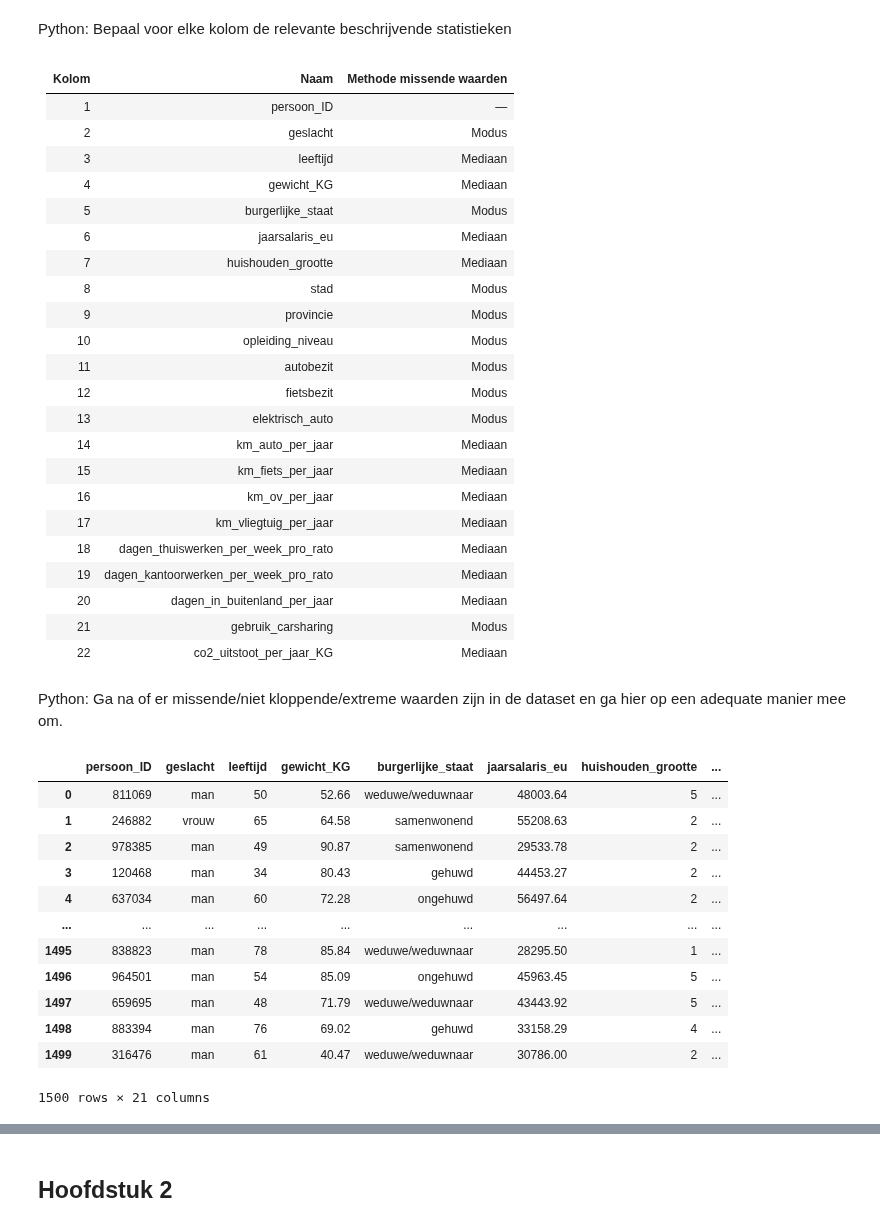
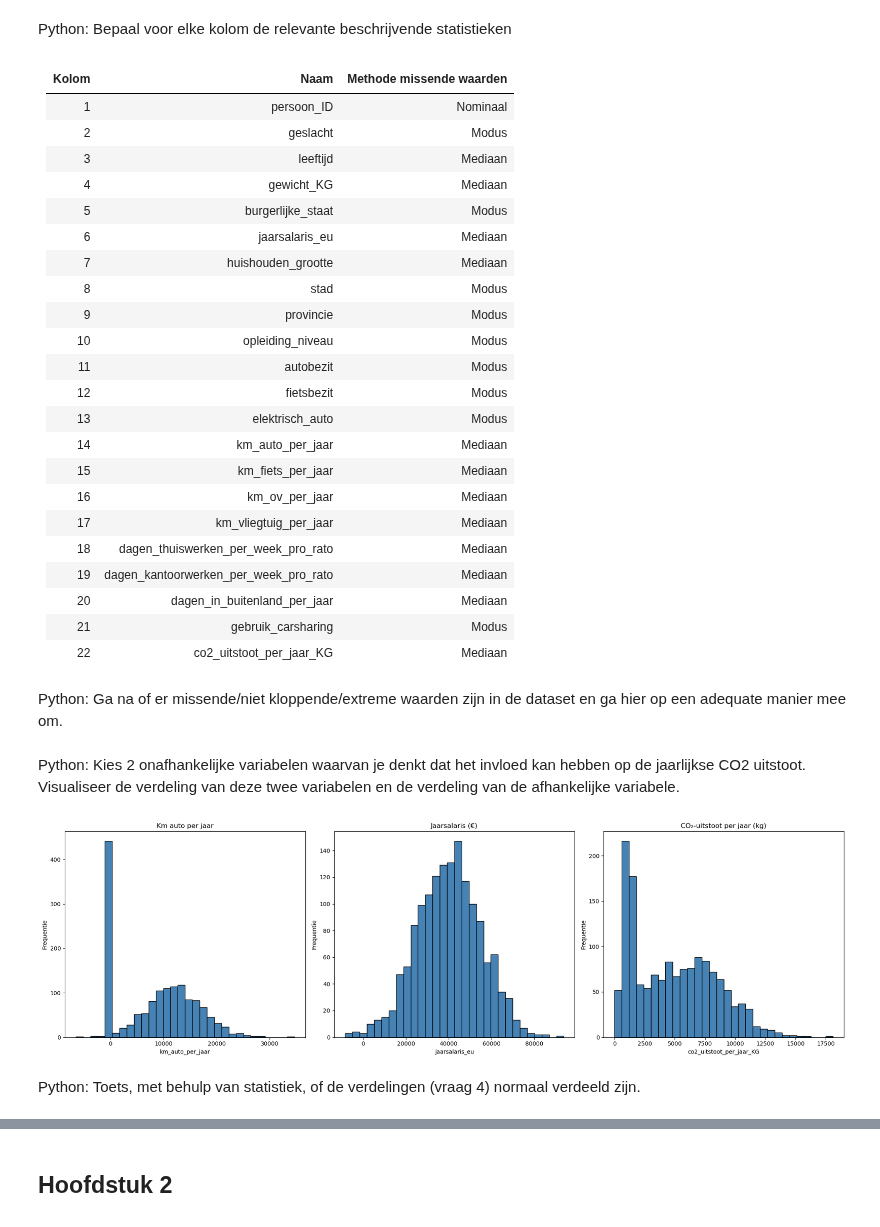
Before and after one commit to svenkr-6/Wiskunde_II_Portfolio, a Jupyter notebook: Wiskunde_II_Portfolio.ipynb, the cells around one changed output, grey strips where cells are left out. Drawn from its saved outputs; the diff is of its cells as text; code cells hidden in the pictures.

```diff
--- a/Wiskunde_II_Portfolio.ipynb
+++ b/Wiskunde_II_Portfolio.ipynb
@@ -100,7 +94,7 @@ Python: Bepaal voor elke kolom de relevante beschrijvende statistieken
 # %% [markdown]
 | Kolom | Naam | Methode missende waarden |
 |-------|------|--------------------------|
-| 1 | persoon_ID | — |
+| 1 | persoon_ID | Nominaal |
 | 2 | geslacht | Modus |
 | 3 | leeftijd | Mediaan |
 | 4 | gewicht_KG | Mediaan |
@@ -125,21 +119,8 @@ Python: Bepaal voor elke kolom de relevante beschrijvende statistieken
 # %% [markdown]
 Python: Ga na of er missende/niet kloppende/extreme waarden zijn in de dataset en ga hier op een adequate manier mee om.
 # %%
-df
+#df = pd.read_excel('Mobiliteitsdata.xlsx').drop('stad', axis=1)
+#df.isnull().sum()
-# %% [output]
-|  | persoon_ID | geslacht | leeftijd | gewicht_KG | burgerlijke_staat | jaarsalaris_eu | huishouden_grootte | ... |
-| 0 | 811069 | man | 50 | 52.66 | weduwe/weduwnaar | 48003.64 | 5 | ... |
-| 1 | 246882 | vrouw | 65 | 64.58 | samenwonend | 55208.63 | 2 | ... |
-| 2 | 978385 | man | 49 | 90.87 | samenwonend | 29533.78 | 2 | ... |
-| 3 | 120468 | man | 34 | 80.43 | gehuwd | 44453.27 | 2 | ... |
-| 4 | 637034 | man | 60 | 72.28 | ongehuwd | 56497.64 | 2 | ... |
-| ... | ... | ... | ... | ... | ... | ... | ... | ... |
-| 1495 | 838823 | man | 78 | 85.84 | weduwe/weduwnaar | 28295.50 | 1 | ... |
-| 1496 | 964501 | man | 54 | 85.09 | ongehuwd | 45963.45 | 5 | ... |
-| 1497 | 659695 | man | 48 | 71.79 | weduwe/weduwnaar | 43443.92 | 5 | ... |
-| 1498 | 883394 | man | 76 | 69.02 | gehuwd | 33158.29 | 4 | ... |
-| 1499 | 316476 | man | 61 | 40.47 | weduwe/weduwnaar | 30786.00 | 2 | ... |
-1500 rows × 21 columns
 # %%
 # Missende waarden per kolom met de juiste methode
 mediaan_cols = ["leeftijd", "gewicht_KG", "jaarsalaris_eu", "km_auto_per_jaar",
@@ -161,3 +142,23 @@ for col in ["jaarsalaris_eu", "km_auto_per_jaar", "km_ov_per_jaar",
 
 # Onrealistische leeftijd vervangen voor mediaan
 df.loc[(df["leeftijd"] < 16) | (df["leeftijd"] > 100), "leeftijd"] = df["leeftijd"].median()
+# %% [markdown]
+Python: Kies 2 onafhankelijke variabelen waarvan je denkt dat het invloed kan hebben op de jaarlijkse CO2 uitstoot. Visualiseer de verdeling van deze twee variabelen en de verdeling van de afhankelijke variabele.
+# %%
+variabelen = ["km_auto_per_jaar", "jaarsalaris_eu", "co2_uitstoot_per_jaar_KG"]
+titels     = ["Km auto per jaar", "Jaarsalaris (€)", "CO₂-uitstoot per jaar (kg)"]
+
+fig, axes = plt.subplots(1, 3, figsize=(20, 6))
+
+for ax, col, titel in zip(axes, variabelen, titels):
+    ax.hist(df[col], bins=30, edgecolor="black", color="steelblue")
+    ax.set_title(titel)
+    ax.set_xlabel(col)
+    ax.set_ylabel("Frequentie")
+
+plt.tight_layout()
+plt.show()
+# %% [output]
+[figure, added]
+# %% [markdown]
+Python: Toets, met behulp van statistiek, of de verdelingen (vraag 4) normaal verdeeld zijn.
```
Also changed, not shown: parts of 34 cells of this notebook.
